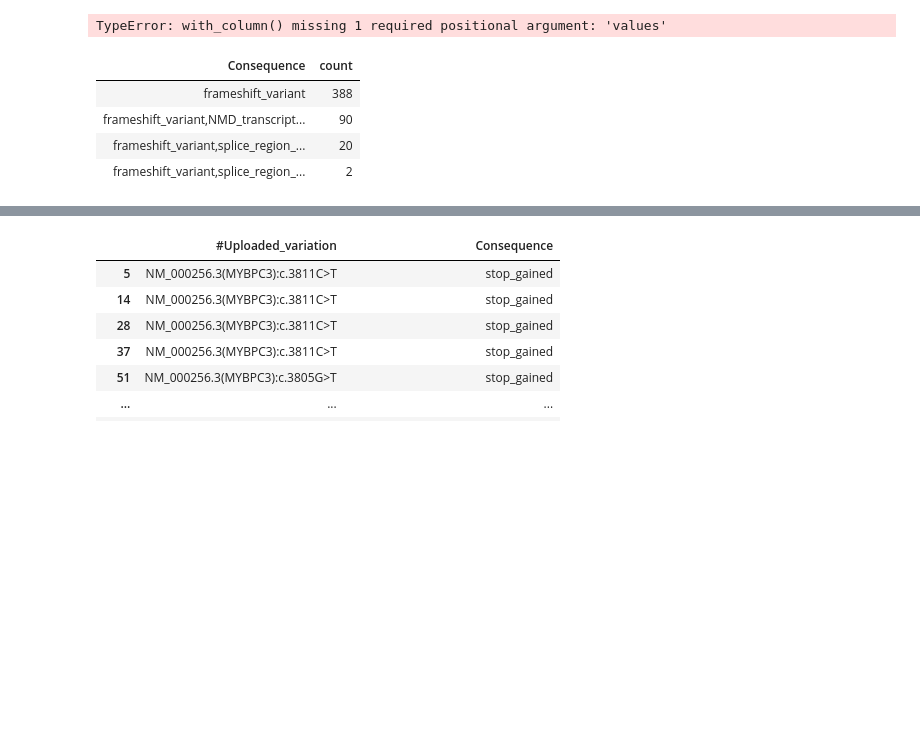
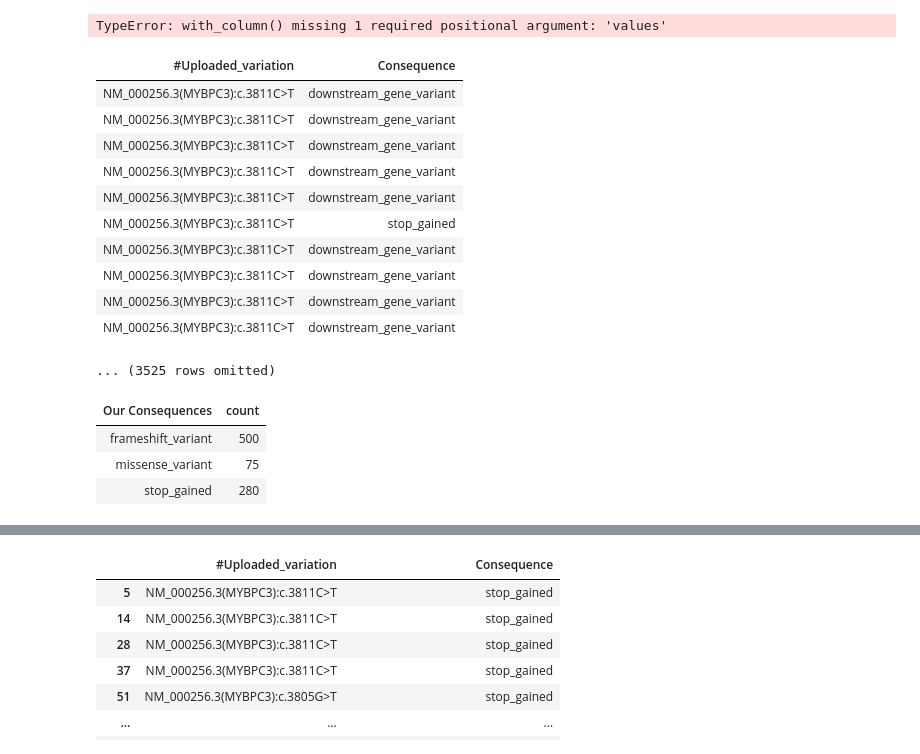
Before and after one commit to hannahmarieaguilar/Data-for-Project-, a Jupyter notebook: DATA/MYBPC3.ipynb, the cells around one changed output, grey strips where cells are left out. Saved outputs shown, nothing was run; the diff lists cells and outputs as text; code cells hidden in the pictures; blank space fills up the shorter version.

```diff
--- a/DATA/MYBPC3.ipynb
+++ b/DATA/MYBPC3.ipynb
@@ -186,13 +188,20 @@ TypeError: with_column() missing 1 required positional argument: 'values'
 # %%
 import numpy as np
 MYBPC3_ensembl_np = Table().read_table('combo_MYBPC3.txt', sep='\t')
-new = MYBPC3_ensembl_np.select('#Uploaded_variation', 'Consequence').group('Consequence')
-new = new.where('Consequence', are.containing('frameshift'))
+new = MYBPC3_ensembl_np.select('#Uploaded_variation', 'Consequence')
+#new = new.where('Consequence', are.containing('frameshift'))
 new
 #'.pivot('Consequence', '#Uploaded_variation')
 # %% [output]
-| Consequence | count |
-| frameshift_variant | 388 |
-| frameshift_variant,NMD_transcript... | 90 |
-| frameshift_variant,splice_region_... | 20 |
-| frameshift_variant,splice_region_... | 2 |
+| #Uploaded_variation | Consequence |
+| NM_000256.3(MYBPC3):c.3811C>T | downstream_gene_variant |
+| NM_000256.3(MYBPC3):c.3811C>T | downstream_gene_variant |
+| NM_000256.3(MYBPC3):c.3811C>T | downstream_gene_variant |
+| NM_000256.3(MYBPC3):c.3811C>T | downstream_gene_variant |
+| NM_000256.3(MYBPC3):c.3811C>T | downstream_gene_variant |
+| NM_000256.3(MYBPC3):c.3811C>T | stop_gained |
+| NM_000256.3(MYBPC3):c.3811C>T | downstream_gene_variant |
+| NM_000256.3(MYBPC3):c.3811C>T | downstream_gene_variant |
+| NM_000256.3(MYBPC3):c.3811C>T | downstream_gene_variant |
+| NM_000256.3(MYBPC3):c.3811C>T | downstream_gene_variant |
+... (3525 rows omitted)
@@ -198,0 +216,12 @@ new
+# %%
+try1 = new.apply(label_consequence, 'Consequence')
+new2 = new.with_column('Our Consequences', try1)
+new2
+yay = new2.where('Our Consequences', are.not_equal_to(None))
+test3 = yay.group('Our Consequences')
+test3
+# %% [output]
+| Our Consequences | count |
+| frameshift_variant | 500 |
+| missense_variant | 75 |
+| stop_gained | 280 |
```
Also changed, not shown: parts of 4 cells of this notebook.
